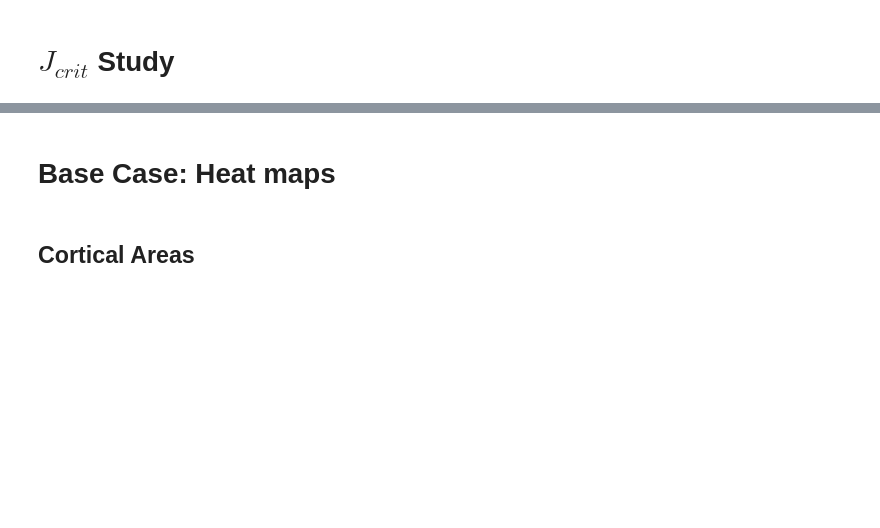
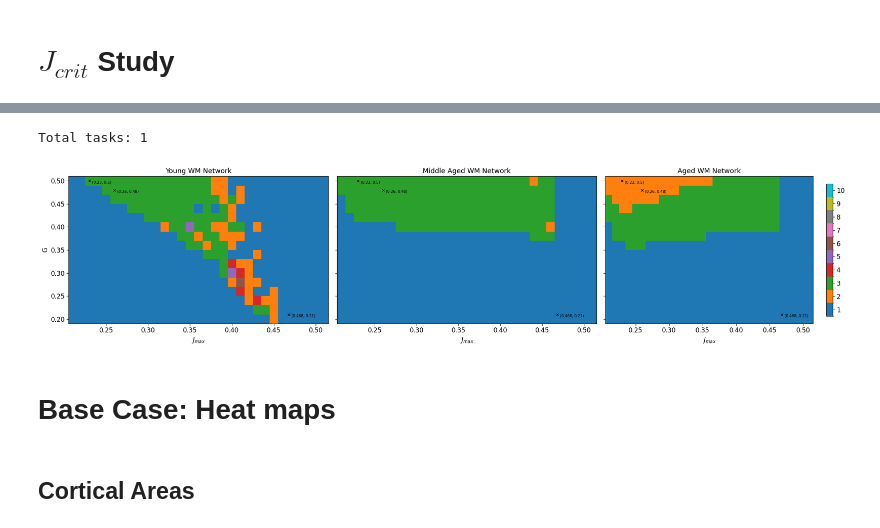
Before and after one commit to Davide537/Mathematical-Models, a Jupyter notebook: WM Model/Aging model.ipynb, the cells around one changed output, grey strips where cells are left out. Saved outputs shown, nothing was run; the diff lists cells and outputs as text; code cells hidden in the pictures; blank space fills up the shorter version.

```diff
--- a/WM Model/Aging model.ipynb
+++ b/WM Model/Aging model.ipynb
@@ -1174,3 +1270,73 @@ Claude is AI and can make mistakes. Please double-check responses.
+# %%
+def test2(grid, col = 'Blues'):
+    fig, axes = plt.subplots(1, 3, figsize=(22, 5), sharey=True)
+    plt.tight_layout()
+    marked_pairs = [(0.468, 0.21), (0.26, 0.48), (0.23, 0.5)]
+    full_ages    = {'Y': 'Young', 'MA': 'Middle Aged', 'A': 'Aged'}
+    full_mech    = {
+            'spine':                'Spine Count Aging Mechanism',
+            'FI':                   'Neuronal Hyperexcitability Aging Mechanism',
+            frozenset({'spine','FI'}) :             'Both Aging Mechanisms',
+            frozenset({'spine','FI','longrange'}) :  'Three Aging Mechanisms'
+            }
+    # if type(mech) == set:
+    #     mech = frozenset(mech)
+
+    for i,age in enumerate(['Y', 'MA', 'A']):
+        grid_a = grid[grid.age==age]
+        Z      = grid_a.pivot(index='G', columns='J_max', values='val')
+        x      = Z.columns.values
+        y      = Z.index.values
+        Zvals  = np.ma.masked_invalid(Z.values.astype(int))
+        cmap = plt.get_cmap(col)
+        vmin, vmax = 0, 10 #np.min(Z), np.max(Z) +1
+        ax = axes[i]
+        ax.set_title(f"{full_ages[age]} WM Network", fontsize=13)
+
+        ax.set_xlabel(r"$J_{max}$")
+
+        n_colors = vmax - vmin + 1
+        cmap = plt.get_cmap(col, n_colors)
+        bounds = np.arange(vmin+0.5, vmax + 1, 1)
+        norm = mcolors.BoundaryNorm(bounds, cmap.N)
+        im = ax.pcolormesh(x, y, Zvals, cmap=cmap, shading='auto', norm=norm)
+
+        if i == 0 :
+            ax.set_ylabel("G")
+
+        if i == 2 :
+            cbar = fig.colorbar(im, ax=ax, shrink=0.9, ticks=np.arange(vmin, vmax + 1))
+
+        # Marked pairs + regime annotations only make sense for absolute dynamics
+        for (jm, g) in marked_pairs:
+            ax.plot(jm, g, marker='x', markersize=5, color='black')
+            ax.annotate(f"({jm}, {g})", xy=(jm, g), xytext=(5, -5),
+                        textcoords='offset points', fontsize=7, color='black')
+
+        # if age == 'Y':
+        #     ax.axvline(x=0.4655, color='black', linestyle='--', alpha=0.75)
+        #     ax.plot((0.22, 0.4655), (0.48, 0.3955), color='black', linestyle='--', alpha=0.75)
+        #     ax.annotate('Distributed WM Regime', xy=(0.35, 0.49), xytext=(0.3, 0.35),
+        #                 arrowprops=dict(arrowstyle='->'))
+        #     ax.annotate('Localized WM Regime',   xy=(0.49, 0.25), xytext=(0.3, 0.25),
+        #                 arrowprops=dict(arrowstyle='->'))
+
+
+    plt.tight_layout()
+    # prefix = 'heatmaps'
+    # plt.savefig(f'Fig/Heatmaps/{prefix}_.svg', dpi=150, bbox_inches='tight')
+    plt.show()
+
+
+tasks = list(['tab10'])
+
+
+print(f"Total tasks: {len(tasks)}")
+for col in tasks:
+    test2(grid, col=col)
+# %% [output]
+Total tasks: 1
+[figure, added]
 # %% [markdown]
 # Base Case: Heat maps
 # %%
```
Also changed, not shown: parts of 9 cells of this notebook.
